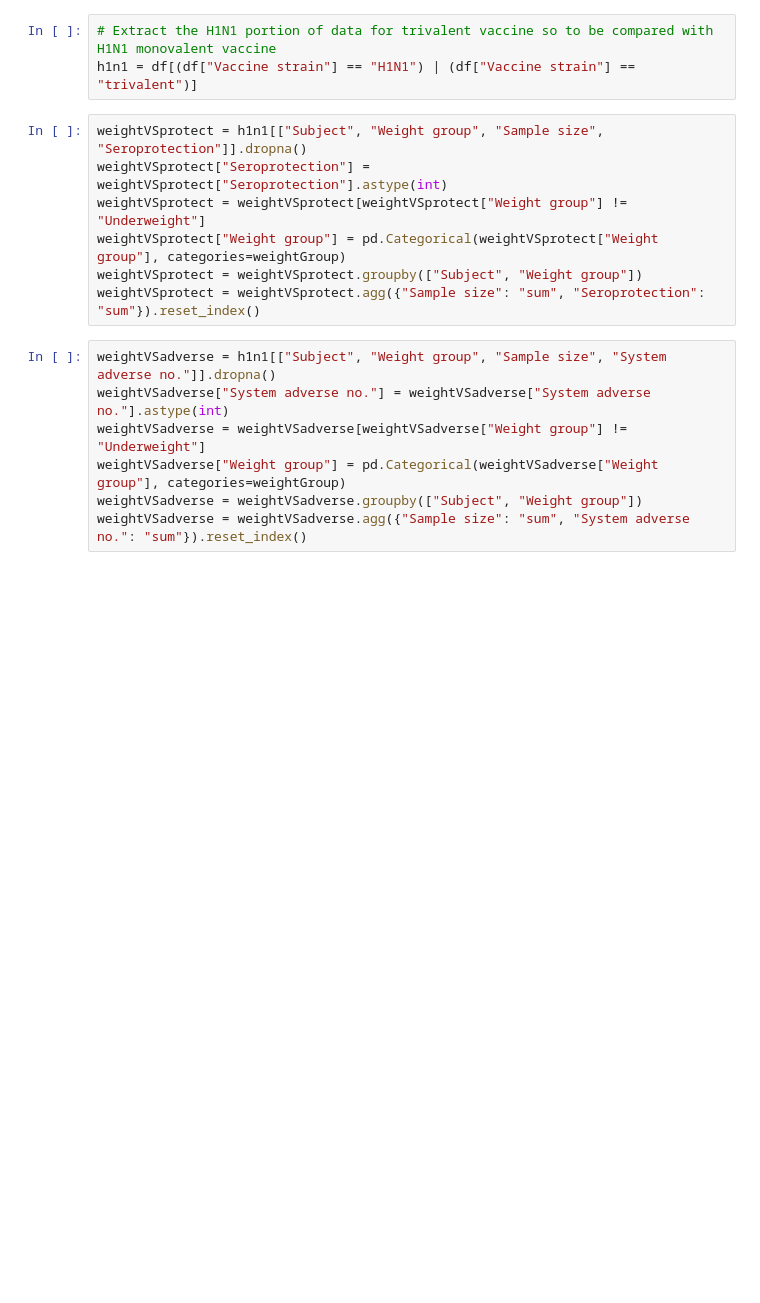
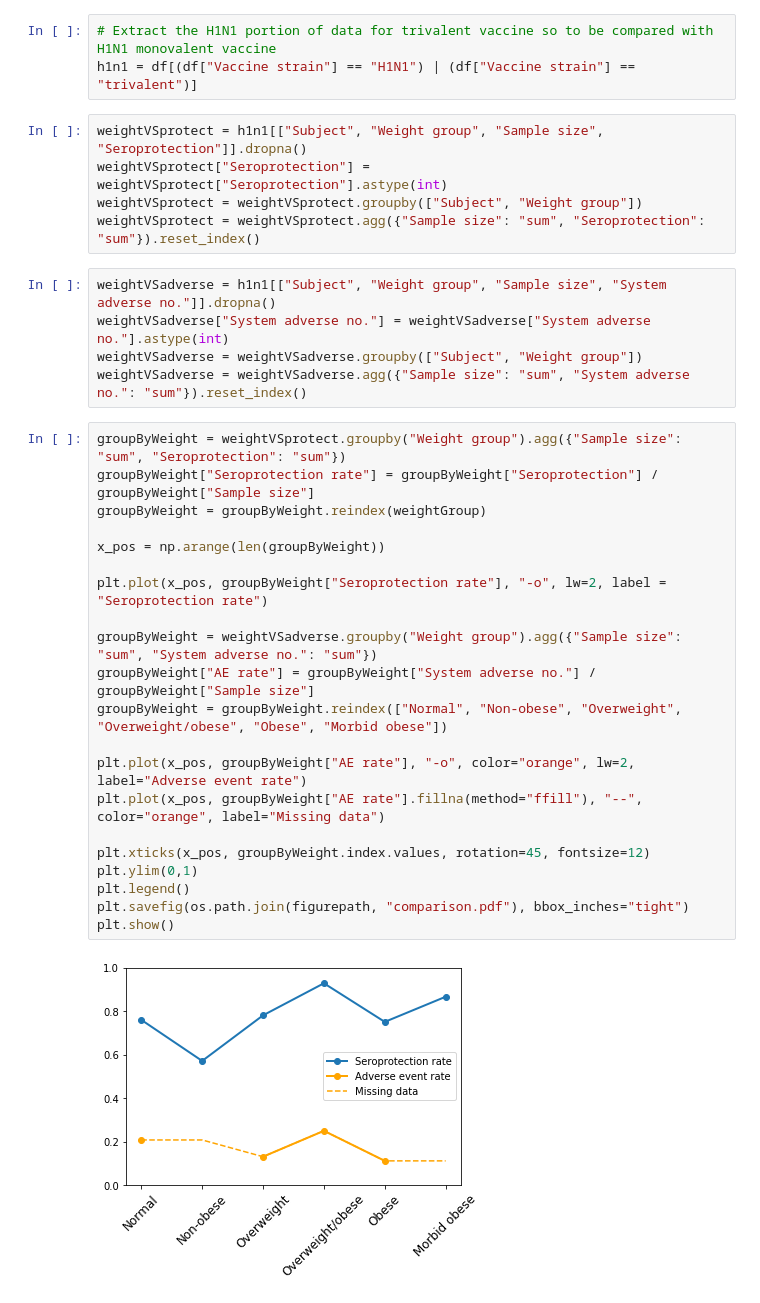
Before and after one commit to Takkoona/PUBL05022_Final, a Jupyter notebook: makePlots.ipynb, the cells around one changed output. Saved outputs shown, nothing was run; the diff lists cells and outputs as text; blank space fills up the shorter version.

```diff
--- a/makePlots.ipynb
+++ b/makePlots.ipynb
@@ -28,17 +61,36 @@ h1n1 = df[(df["Vaccine strain"] == "H1N1") | (df["Vaccine strain"] == "trivalent
 # %%
 weightVSprotect = h1n1[["Subject", "Weight group", "Sample size", "Seroprotection"]].dropna()
 weightVSprotect["Seroprotection"] = weightVSprotect["Seroprotection"].astype(int)
-weightVSprotect = weightVSprotect[weightVSprotect["Weight group"] != "Underweight"]
-weightVSprotect["Weight group"] = pd.Categorical(weightVSprotect["Weight group"], categories=weightGroup)
 weightVSprotect = weightVSprotect.groupby(["Subject", "Weight group"])
 weightVSprotect = weightVSprotect.agg({"Sample size": "sum", "Seroprotection": "sum"}).reset_index()
 # %%
 weightVSadverse = h1n1[["Subject", "Weight group", "Sample size", "System adverse no."]].dropna()
 weightVSadverse["System adverse no."] = weightVSadverse["System adverse no."].astype(int)
-weightVSadverse = weightVSadverse[weightVSadverse["Weight group"] != "Underweight"]
-weightVSadverse["Weight group"] = pd.Categorical(weightVSadverse["Weight group"], categories=weightGroup)
 weightVSadverse = weightVSadverse.groupby(["Subject", "Weight group"])
 weightVSadverse = weightVSadverse.agg({"Sample size": "sum", "System adverse no.": "sum"}).reset_index()
+# %%
+groupByWeight = weightVSprotect.groupby("Weight group").agg({"Sample size": "sum", "Seroprotection": "sum"})
+groupByWeight["Seroprotection rate"] = groupByWeight["Seroprotection"] / groupByWeight["Sample size"]
+groupByWeight = groupByWeight.reindex(weightGroup)
+
+x_pos = np.arange(len(groupByWeight))
+
+plt.plot(x_pos, groupByWeight["Seroprotection rate"], "-o", lw=2, label = "Seroprotection rate")
+
+groupByWeight = weightVSadverse.groupby("Weight group").agg({"Sample size": "sum", "System adverse no.": "sum"})
+groupByWeight["AE rate"] = groupByWeight["System adverse no."] / groupByWeight["Sample size"]
+groupByWeight = groupByWeight.reindex(["Normal", "Non-obese", "Overweight", "Overweight/obese", "Obese", "Morbid obese"])
+
+plt.plot(x_pos, groupByWeight["AE rate"], "-o", color="orange", lw=2, label="Adverse event rate")
+plt.plot(x_pos, groupByWeight["AE rate"].fillna(method="ffill"), "--", color="orange", label="Missing data")
+
+plt.xticks(x_pos, groupByWeight.index.values, rotation=45, fontsize=12)
+plt.ylim(0,1)
+plt.legend()
+plt.savefig(os.path.join(figurepath, "comparison.pdf"), bbox_inches="tight")
+plt.show()
+# %% [output]
+[figure, added]
 # %%
 fig, axes = plt.subplots(2, 1, sharex=True, figsize = (4.5, 7))
 x_pos = np.arange(len(weightGroup))
```
Also changed, not shown: parts of 9 cells of this notebook, 10 other files.
